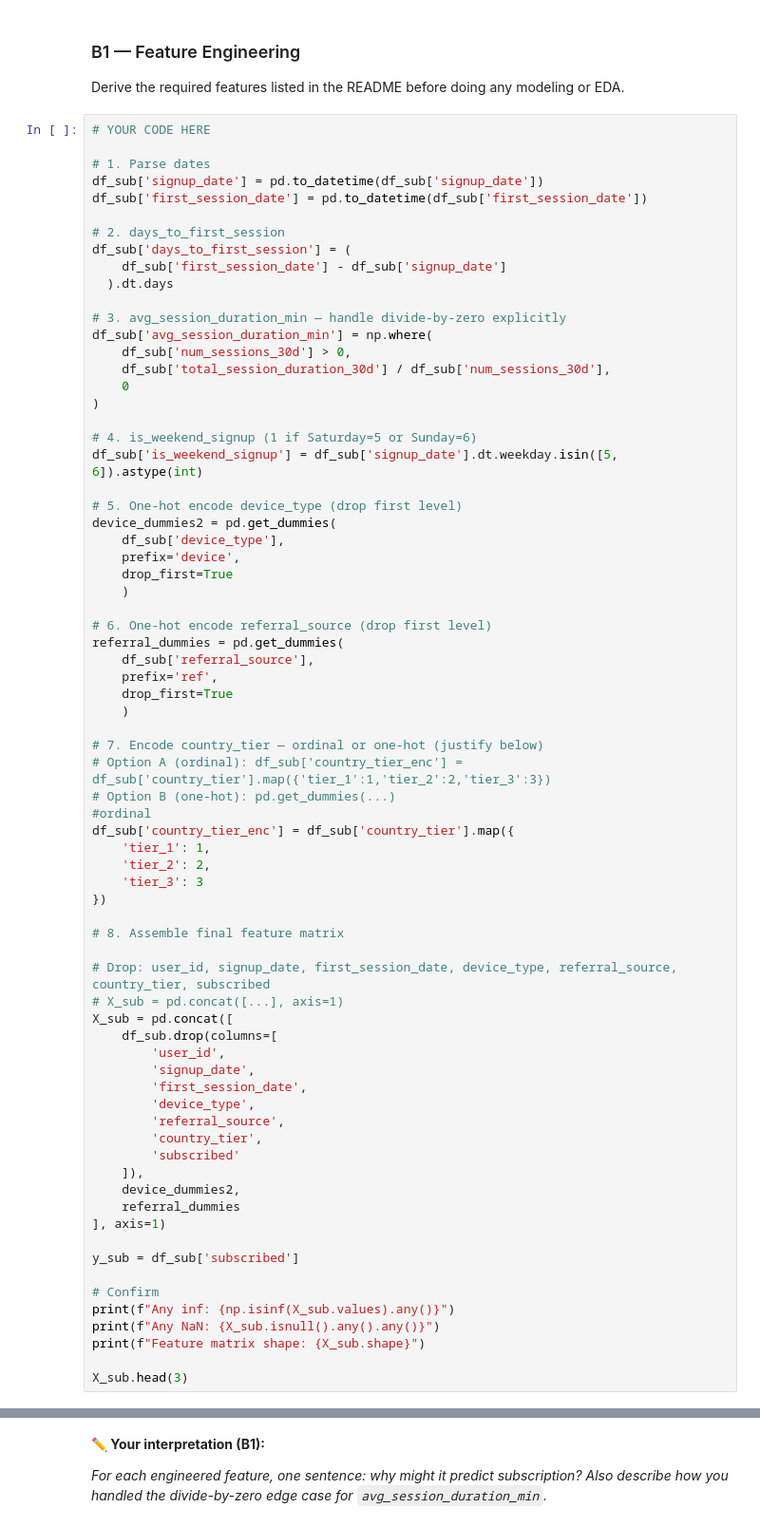
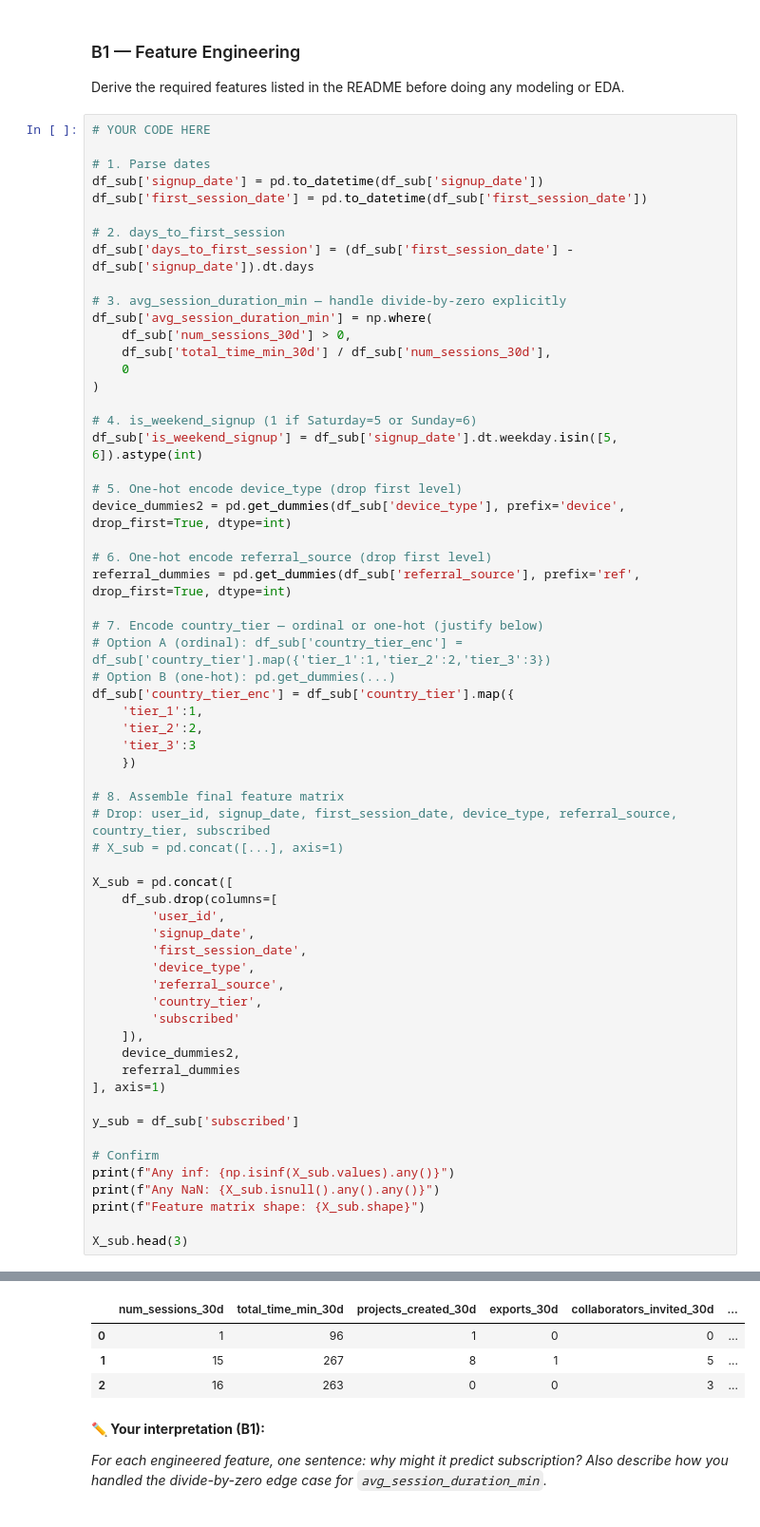
Before and after one commit to zlwym/IAT461_Assignment02, a Jupyter notebook: iat461_a2_scaffold_empty.ipynb, the cells around one changed output, grey strips where cells are left out. Shown at 95% size. Cells and saved outputs as stored; diff of their text form.

```diff
--- a/iat461_a2_scaffold_empty.ipynb
+++ b/iat461_a2_scaffold_empty.ipynb
@@ -634,14 +671,12 @@ df_sub['signup_date'] = pd.to_datetime(df_sub['signup_date'])
 df_sub['first_session_date'] = pd.to_datetime(df_sub['first_session_date'])
 
 # 2. days_to_first_session
-df_sub['days_to_first_session'] = (
-    df_sub['first_session_date'] - df_sub['signup_date']
-  ).dt.days
+df_sub['days_to_first_session'] = (df_sub['first_session_date'] - df_sub['signup_date']).dt.days
 
 # 3. avg_session_duration_min — handle divide-by-zero explicitly
 df_sub['avg_session_duration_min'] = np.where(
     df_sub['num_sessions_30d'] > 0,
-    df_sub['total_session_duration_30d'] / df_sub['num_sessions_30d'],
+    df_sub['total_time_min_30d'] / df_sub['num_sessions_30d'],
     0
 )
 
@@ -649,33 +684,24 @@ df_sub['avg_session_duration_min'] = np.where(
 df_sub['is_weekend_signup'] = df_sub['signup_date'].dt.weekday.isin([5, 6]).astype(int)
 
 # 5. One-hot encode device_type (drop first level)
-device_dummies2 = pd.get_dummies(
-    df_sub['device_type'],
-    prefix='device',
-    drop_first=True
-    )
+device_dummies2 = pd.get_dummies(df_sub['device_type'], prefix='device', drop_first=True, dtype=int)
 
 # 6. One-hot encode referral_source (drop first level)
-referral_dummies = pd.get_dummies(
-    df_sub['referral_source'],
-    prefix='ref',
-    drop_first=True
-    )
+referral_dummies = pd.get_dummies(df_sub['referral_source'], prefix='ref', drop_first=True, dtype=int)
 
 # 7. Encode country_tier — ordinal or one-hot (justify below)
 # Option A (ordinal): df_sub['country_tier_enc'] = df_sub['country_tier'].map({'tier_1':1,'tier_2':2,'tier_3':3})
 # Option B (one-hot): pd.get_dummies(...)
-#ordinal
 df_sub['country_tier_enc'] = df_sub['country_tier'].map({
-    'tier_1': 1,
-    'tier_2': 2,
-    'tier_3': 3
-})
+    'tier_1':1,
+    'tier_2':2,
+    'tier_3':3
+    })
 
 # 8. Assemble final feature matrix
-
 # Drop: user_id, signup_date, first_session_date, device_type, referral_source, country_tier, subscribed
 # X_sub = pd.concat([...], axis=1)
+
 X_sub = pd.concat([
     df_sub.drop(columns=[
         'user_id',
@@ -698,3 +724,4 @@ print(f"Any NaN: {X_sub.isnull().any().any()}")
 print(f"Feature matrix shape: {X_sub.shape}")
 
 X_sub.head(3)
+# %% [output]
@@ -701,3 +731,7 @@ X_sub.head(3)
+|  | num_sessions_30d | total_time_min_30d | projects_created_30d | exports_30d | collaborators_invited_30d | ... |
+| 0 | 1 | 96 | 1 | 0 | 0 | ... |
+| 1 | 15 | 267 | 8 | 1 | 5 | ... |
+| 2 | 16 | 263 | 0 | 0 | 3 | ... |
 # %% [markdown]
 **✏️ Your interpretation (B1):**
 
```
Also changed, not shown: parts of 5 cells of this notebook.
